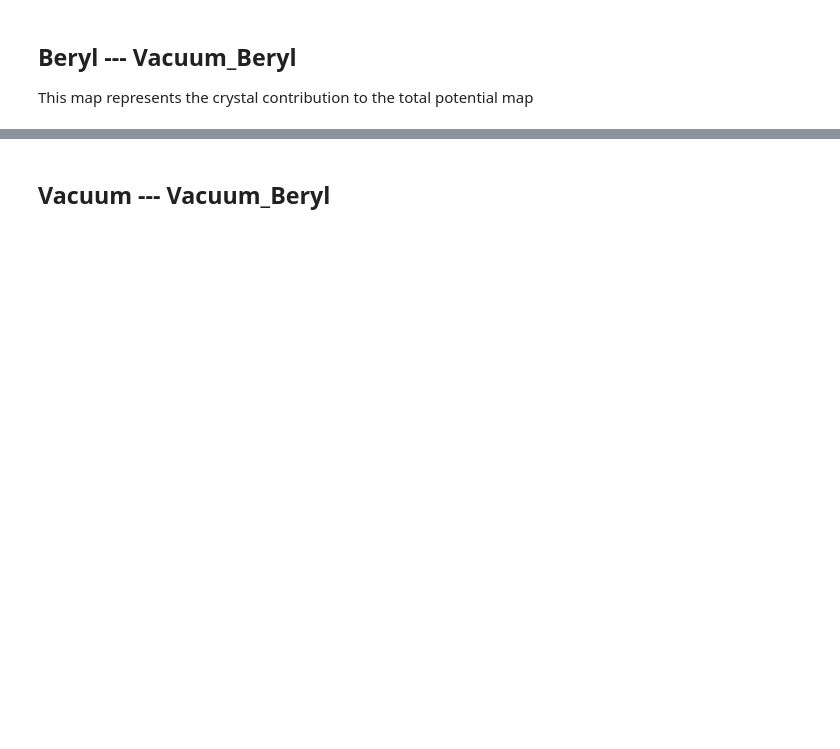
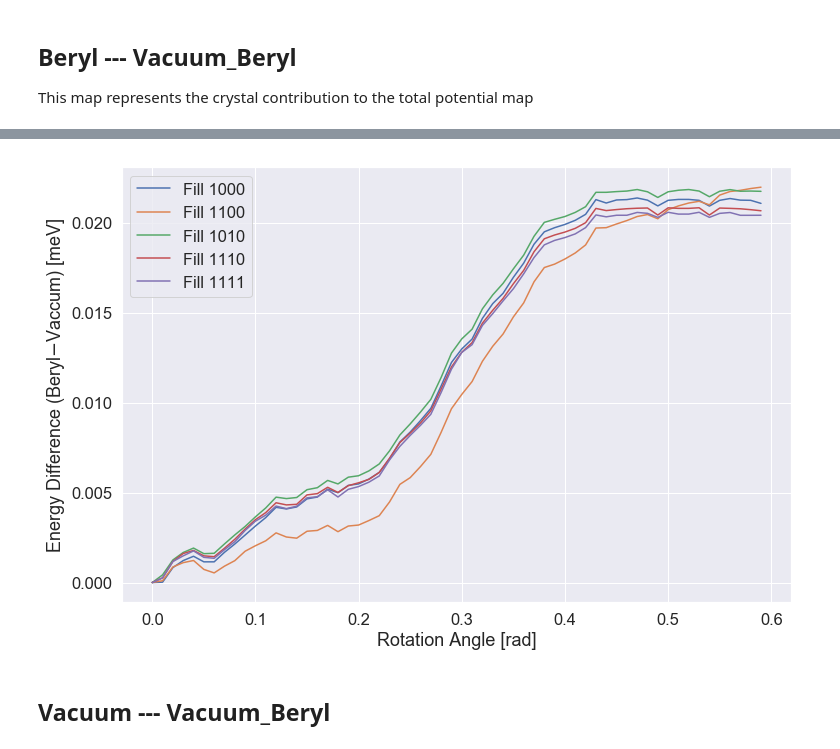
Before and after one commit to gvermillion/msc_thesis, a Jupyter notebook: potential_map/difference_analysis/difference_analysis.ipynb, the cells around one changed output, grey strips where cells are left out. Cells and saved outputs as stored; diff of their text form; code cells hidden in the pictures; blank space fills up the shorter version.

```diff
--- a/potential_map/difference_analysis/difference_analysis.ipynb
+++ b/potential_map/difference_analysis/difference_analysis.ipynb
@@ -91,3 +98,7 @@ plot_differences(df_fine_sweep,df_vacuum_beryl)
+# %%
+plot_differences(df_fine_sweep,df_vacuum_beryl,scaled=True)
+# %% [output]
+[figure, added]
 # %% [markdown]
 ## Vacuum --- Vacuum_Beryl
 # %%
```
Also changed, not shown: parts of 13 cells of this notebook, 5 other files.
